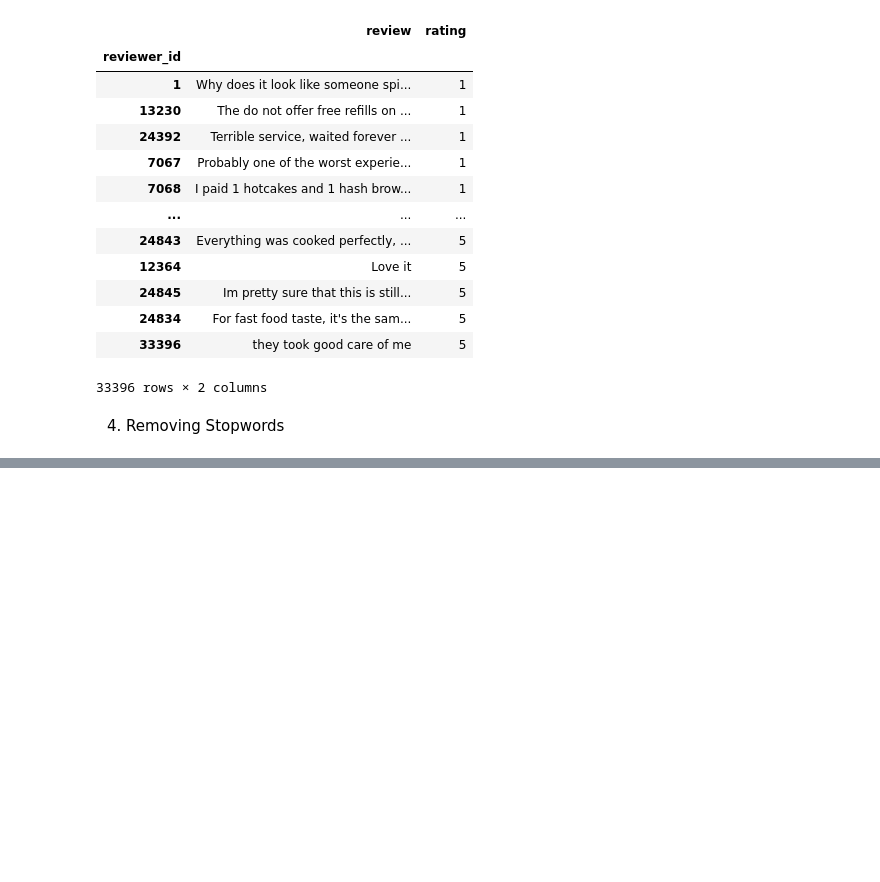
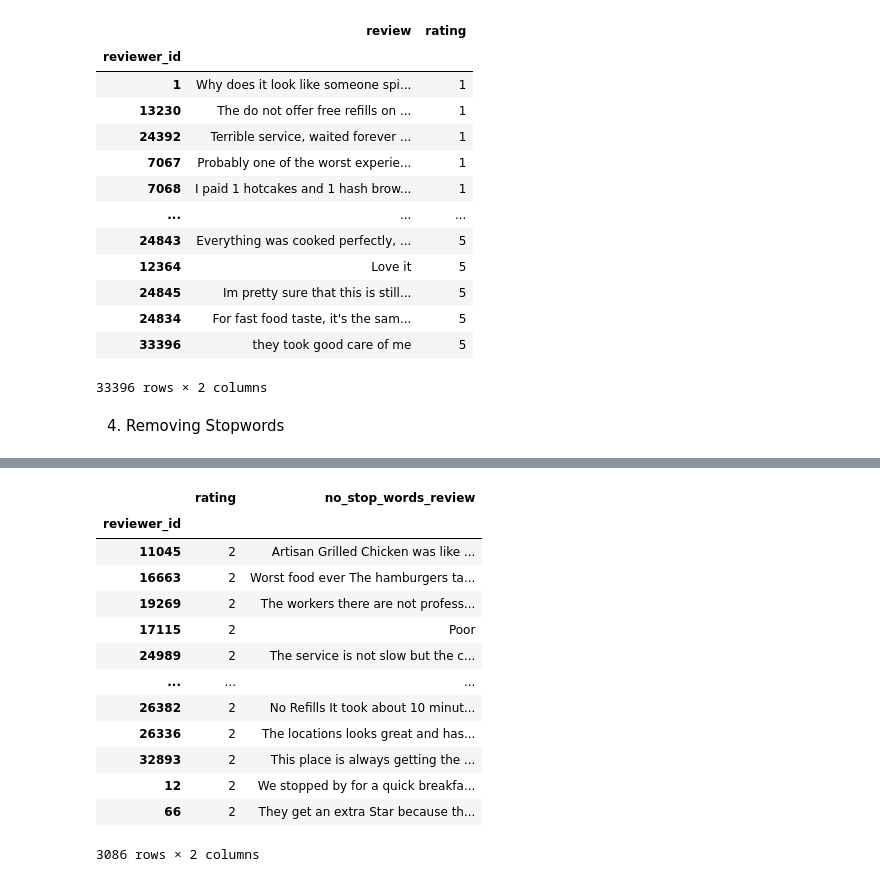
Before and after one commit to niannianwang/Applying-BERT-in-predicting-customer-review-rating-for-future-labeling, a Jupyter notebook: notebook.ipynb, the cells around one changed output, grey strips where cells are left out. Saved outputs shown, nothing was run; the diff lists cells and outputs as text; code cells hidden in the pictures; blank space fills up the shorter version.

```diff
--- a/notebook.ipynb
+++ b/notebook.ipynb
@@ -124,0 +202,18 @@ df_nostop_keywords.to_csv("review_without_stop_words", encoding = "latin-1") #Ex
+# %%
+df_rating_2 = df_nostop_keywords[df_nostop_keywords.get("rating") == 2]
+df_rating_2
+# %% [output]
+|  | rating | no_stop_words_review |
+| reviewer_id |  |  |
+| 11045 | 2 | Artisan Grilled Chicken was like ... |
+| 16663 | 2 | Worst food ever The hamburgers ta... |
+| 19269 | 2 | The workers there are not profess... |
+| 17115 | 2 | Poor |
+| 24989 | 2 | The service is not slow but the c... |
+| ... | ... | ... |
+| 26382 | 2 | No Refills It took about 10 minut... |
+| 26336 | 2 | The locations looks great and has... |
+| 32893 | 2 | This place is always getting the ... |
+| 12 | 2 | We stopped by for a quick breakfa... |
+| 66 | 2 | They get an extra Star because th... |
+3086 rows × 2 columns
```
Also changed, not shown: parts of 11 cells of this notebook, 1 other file.
